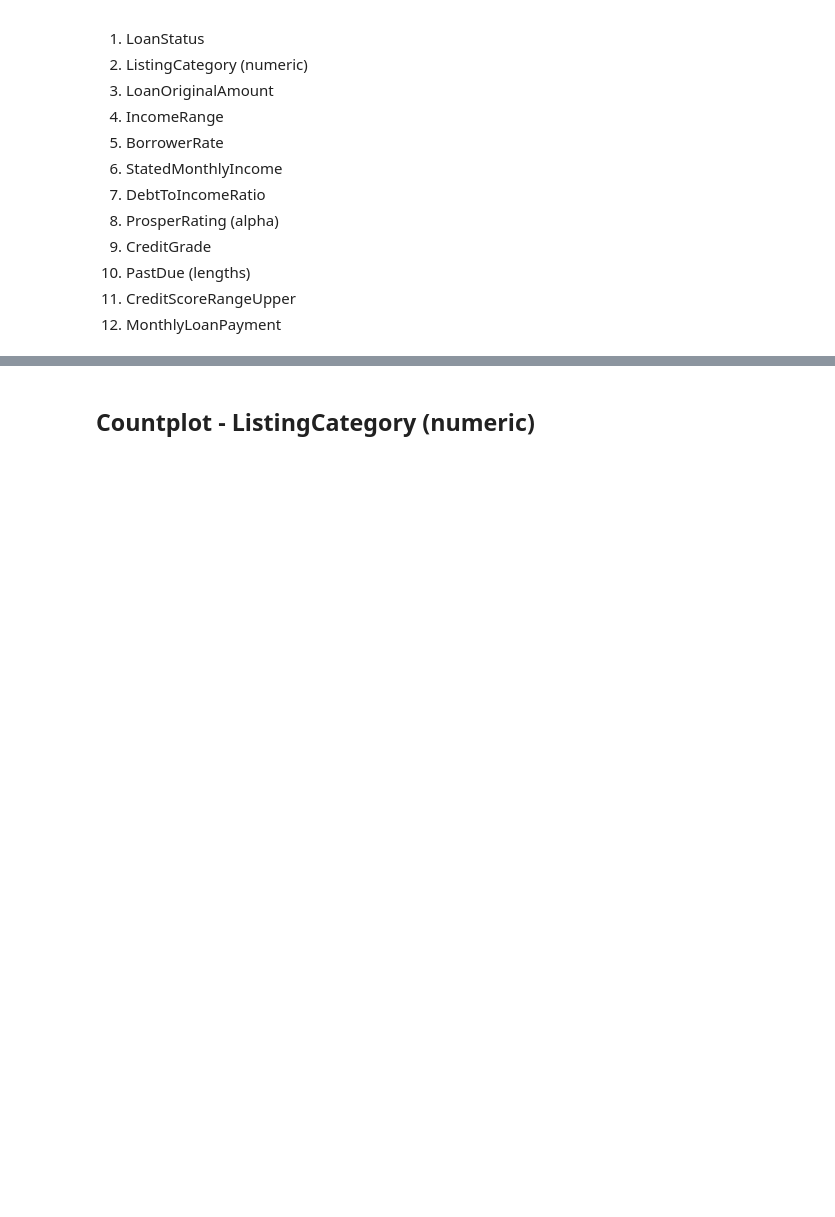
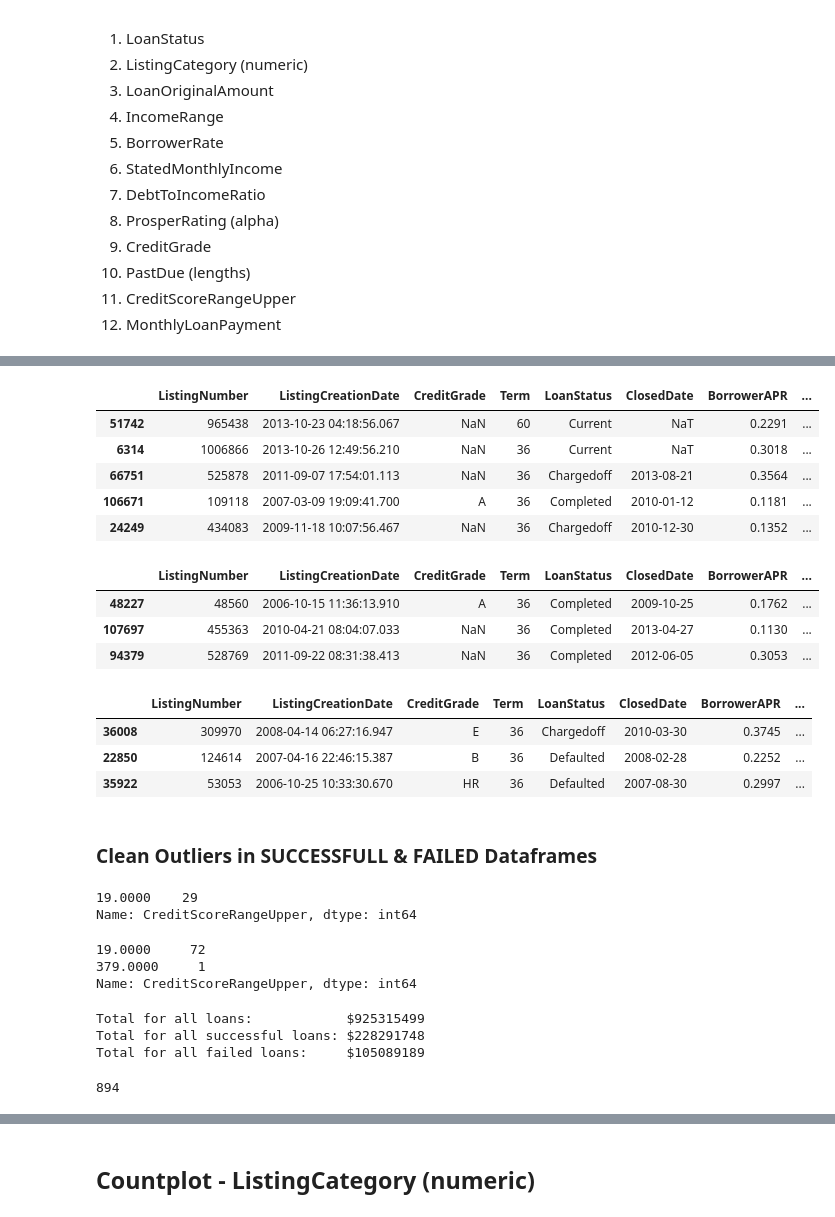
Before and after one commit to aaronremski/Visuals, a Jupyter notebook: Prosper Loan Data Exploration.ipynb, the cells around one changed output, grey strips where cells are left out. Saved outputs shown, nothing was run; the diff lists cells and outputs as text; code cells hidden in the pictures; blank space fills up the shorter version.

```diff
--- a/Prosper Loan Data Exploration.ipynb
+++ b/Prosper Loan Data Exploration.ipynb
@@ -287,0 +313,9 @@ loanDF.sample(3)
+# %%
+# Function to add additional column to dataframe to use as a hue
+def SucFail(status):
+    if status == 'Defaulted' or status == 'Chargedoff':
+        return("Failed")
+    if status == 'Completed':
+        return("Successful")
+    if status == 'Current':
+        return("Current")
@@ -287,0 +342,35 @@ loanDF.sample(3)
+# %%
+loanDF_SF.sample(5)
+# %% [output]
+|  | ListingNumber | ListingCreationDate | CreditGrade | Term | LoanStatus | ClosedDate | BorrowerAPR | ... |
+| 51742 | 965438 | 2013-10-23 04:18:56.067 | NaN | 60 | Current | NaT | 0.2291 | ... |
+| 6314 | 1006866 | 2013-10-26 12:49:56.210 | NaN | 36 | Current | NaT | 0.3018 | ... |
+| 66751 | 525878 | 2011-09-07 17:54:01.113 | NaN | 36 | Chargedoff | 2013-08-21 | 0.3564 | ... |
+| 106671 | 109118 | 2007-03-09 19:09:41.700 | A | 36 | Completed | 2010-01-12 | 0.1181 | ... |
+| 24249 | 434083 | 2009-11-18 10:07:56.467 | NaN | 36 | Chargedoff | 2010-12-30 | 0.1352 | ... |
+# %%
+# create new DF for all Successful loans
+successful = loanDF_SF.query('LoanStatus == "Completed"').copy()
+current = loanDF_SF.query('LoanStatus == "Current"')
+successful.sample(3)
+# %% [output]
+|  | ListingNumber | ListingCreationDate | CreditGrade | Term | LoanStatus | ClosedDate | BorrowerAPR | ... |
+| 48227 | 48560 | 2006-10-15 11:36:13.910 | A | 36 | Completed | 2009-10-25 | 0.1762 | ... |
+| 107697 | 455363 | 2010-04-21 08:04:07.033 | NaN | 36 | Completed | 2013-04-27 | 0.1130 | ... |
+| 94379 | 528769 | 2011-09-22 08:31:38.413 | NaN | 36 | Completed | 2012-06-05 | 0.3053 | ... |
+# %%
+# make dataframe for failed loans
+failed = loanDF_SF.query('LoanStatus == "Defaulted" or LoanStatus == "Chargedoff"').copy()
+failed.sample(3)
+# %% [output]
+|  | ListingNumber | ListingCreationDate | CreditGrade | Term | LoanStatus | ClosedDate | BorrowerAPR | ... |
+| 36008 | 309970 | 2008-04-14 06:27:16.947 | E | 36 | Chargedoff | 2010-03-30 | 0.3745 | ... |
+| 22850 | 124614 | 2007-04-16 22:46:15.387 | B | 36 | Defaulted | 2008-02-28 | 0.2252 | ... |
+| 35922 | 53053 | 2006-10-25 10:33:30.670 | HR | 36 | Defaulted | 2007-08-30 | 0.2997 | ... |
+# %% [markdown]
+### Clean Outliers in SUCCESSFULL & FAILED Dataframes
+# %%
+successful.query("CreditScoreRangeUpper < 300")["CreditScoreRangeUpper"].value_counts()
+# %% [output]
+19.0000    29
+Name: CreditScoreRangeUpper, dtype: int64
@@ -287,0 +379,6 @@ loanDF.sample(3)
+# %%
+failed.query("CreditScoreRangeUpper < 400")["CreditScoreRangeUpper"].value_counts()
+# %% [output]
+19.0000     72
+379.0000     1
+Name: CreditScoreRangeUpper, dtype: int64
@@ -287,0 +388,14 @@ loanDF.sample(3)
+# %%
+# Loan status totals
+print(f"Total for all loans:\t\t${loanDF.LoanOriginalAmount.sum()}")
+print(f"Total for all successful loans:\t${successful['LoanOriginalAmount'].sum()}")
+#print(f"Total value of all past due loans:\t$  {all_past.LoanOriginalAmount.sum()}")
+print(f"Total for all failed loans:\t${failed.LoanOriginalAmount.sum()}")
+# %% [output]
+Total for all loans:            $925315499
+Total for all successful loans: $228291748
+Total for all failed loans:     $105089189
+# %%
+successful[successful['LoanOriginalAmount'] > 20001]['ListingNumber'].count()
+# %% [output]
+894
```
Also changed, not shown: parts of 54 cells of this notebook, 1 other file.
